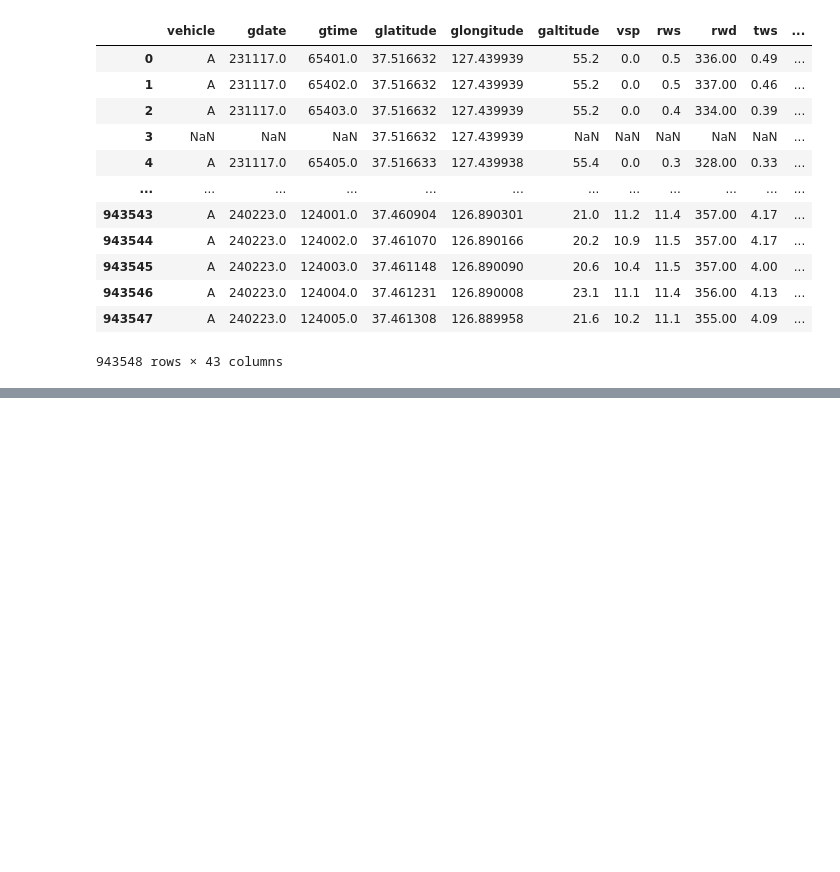
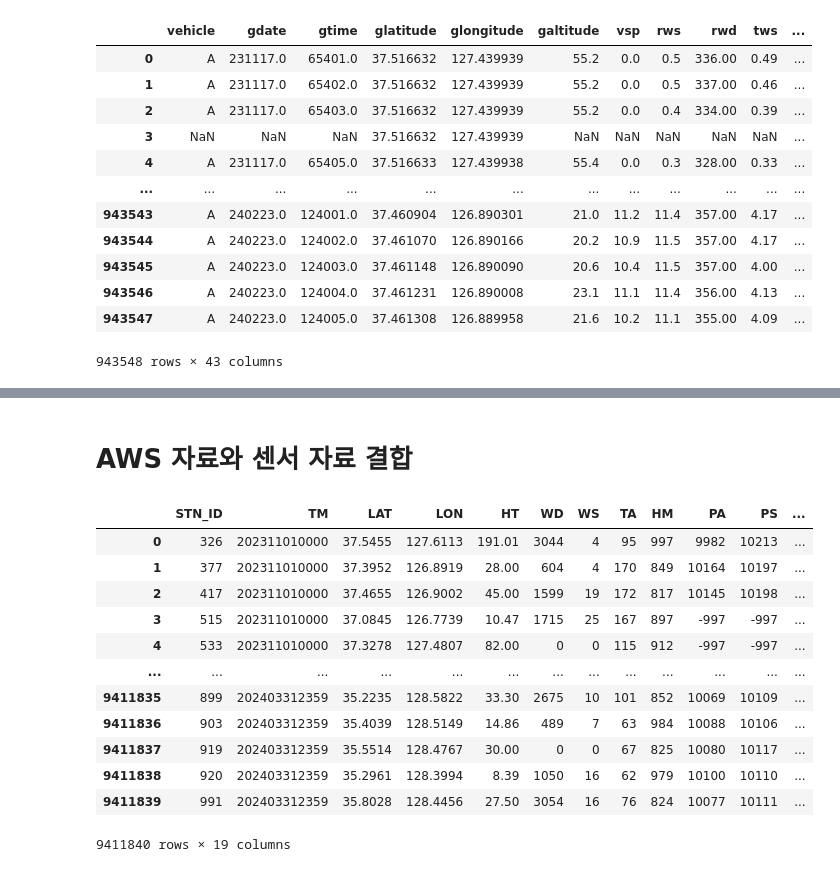
Before and after one commit to righttrue/----, a Jupyter notebook: CODE/0722_DataEDA.ipynb, the cells around one changed output, grey strips where cells are left out. Saved outputs shown, nothing was run; the diff lists cells and outputs as text; code cells hidden in the pictures; blank space fills up the shorter version.

Commit message:
modified:   CODE/0722_DataEDA.ipynb 	modified:   CODE/0723_DataPrediction.ipynb 	new file:   CODE/0724_vi_ruft_compare.ipynb 	new file:   CODE/0727_DataVis.ipynb

```diff
--- a/CODE/0722_DataEDA.ipynb
+++ b/CODE/0722_DataEDA.ipynb
@@ -207,0 +163,20 @@ See the caveats in the documentation: https://pandas.pydata.org/pandas-docs/stab
+# %% [markdown]
+# AWS 자료와 센서 자료 결합
+# %%
+aws_df = pd.read_csv("../DATA/AWS/merged_output.csv")
+# %%
+aws_df
+# %% [output]
+|  | STN_ID | TM | LAT | LON | HT | WD | WS | TA | HM | PA | PS | ... |
+| 0 | 326 | 202311010000 | 37.5455 | 127.6113 | 191.01 | 3044 | 4 | 95 | 997 | 9982 | 10213 | ... |
+| 1 | 377 | 202311010000 | 37.3952 | 126.8919 | 28.00 | 604 | 4 | 170 | 849 | 10164 | 10197 | ... |
+| 2 | 417 | 202311010000 | 37.4655 | 126.9002 | 45.00 | 1599 | 19 | 172 | 817 | 10145 | 10198 | ... |
+| 3 | 515 | 202311010000 | 37.0845 | 126.7739 | 10.47 | 1715 | 25 | 167 | 897 | -997 | -997 | ... |
+| 4 | 533 | 202311010000 | 37.3278 | 127.4807 | 82.00 | 0 | 0 | 115 | 912 | -997 | -997 | ... |
+| ... | ... | ... | ... | ... | ... | ... | ... | ... | ... | ... | ... | ... |
+| 9411835 | 899 | 202403312359 | 35.2235 | 128.5822 | 33.30 | 2675 | 10 | 101 | 852 | 10069 | 10109 | ... |
+| 9411836 | 903 | 202403312359 | 35.4039 | 128.5149 | 14.86 | 489 | 7 | 63 | 984 | 10088 | 10106 | ... |
+| 9411837 | 919 | 202403312359 | 35.5514 | 128.4767 | 30.00 | 0 | 0 | 67 | 825 | 10080 | 10117 | ... |
+| 9411838 | 920 | 202403312359 | 35.2961 | 128.3994 | 8.39 | 1050 | 16 | 62 | 979 | 10100 | 10110 | ... |
+| 9411839 | 991 | 202403312359 | 35.8028 | 128.4456 | 27.50 | 3054 | 16 | 76 | 824 | 10077 | 10111 | ... |
+9411840 rows × 19 columns
```
Also changed, not shown: parts of 15 cells of this notebook, 3 other files.
